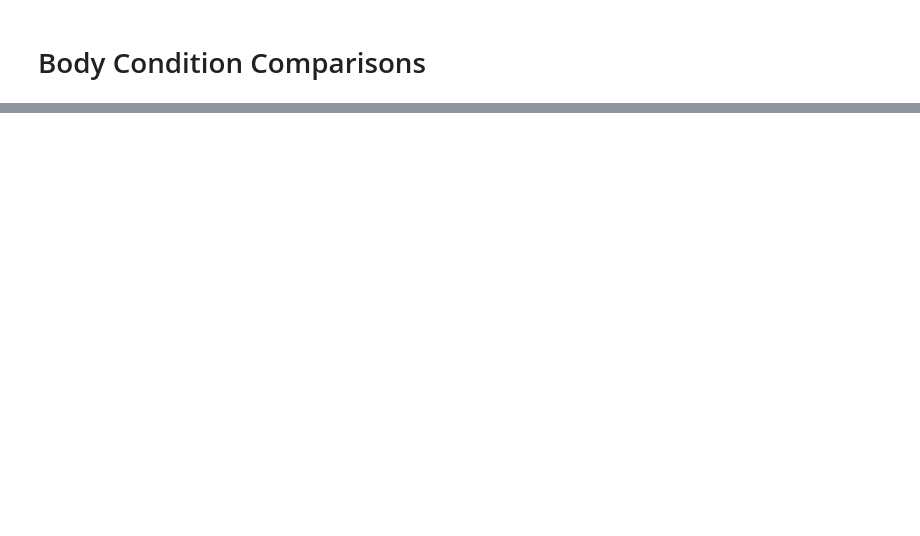
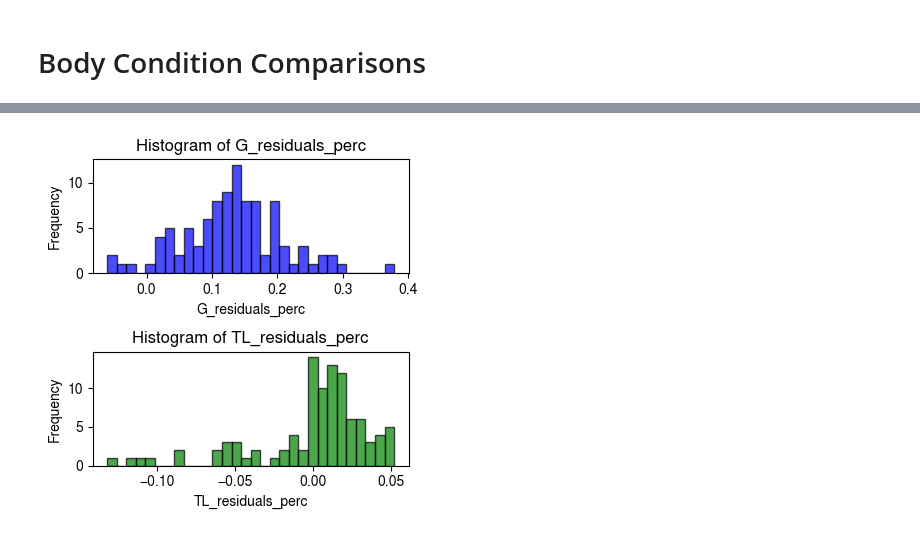
Before and after one commit to alexandradigiacomo/sharkbody_seg, a Jupyter notebook: notebooks/test_offline_eval.ipynb, the cells around one changed output, grey strips where cells are left out. Saved outputs shown, nothing was run; the diff lists cells and outputs as text; code cells hidden in the pictures; blank space fills up the shorter version.

```diff
--- a/notebooks/test_offline_eval.ipynb
+++ b/notebooks/test_offline_eval.ipynb
@@ -620,0 +458,8 @@ plt.show()
+# %%
+merged_df.loc[:, 'TL_residuals_pixels'] = (merged_df['TL_pixels_skeleton_transf'] - merged_df['TL_Pixels'])
+merged_df.loc[:, 'TL_residuals_cm'] = (merged_df['Calibrated_Skel_Length_cm'] - merged_df['Calibrated_Length_cm'])
+merged_df.loc[:, 'TL_residuals_perc'] = (merged_df['TL_residuals_pixels']/merged_df['TL_Pixels'])
+
+merged_df.loc[:, 'G_residuals_pixels'] = (merged_df['body_span_transf'] - merged_df['LateralSpan_Pixels'])
+merged_df.loc[:, 'G_residuals_cm'] = (merged_df['Calibrated_body_span_cm'] - merged_df['Calibrated_LS_cm'])
+merged_df.loc[:, 'G_residuals_perc'] = (merged_df['G_residuals_pixels']/merged_df['LateralSpan_Pixels'])
@@ -620,0 +489,23 @@ plt.show()
+# %%
+# Assuming 'merged_df' is a DataFrame that contains the columns 'G_residuals_perc' and 'TL_residuals_perc'
+plt.figure(figsize=(4, 4))
+
+# Plot for G_residuals_perc
+plt.subplot(2, 1, 1)  # (rows, columns, index)
+plt.hist(merged_df['G_residuals_perc'], bins=30, alpha=0.7, color='blue', edgecolor='black')
+plt.title('Histogram of G_residuals_perc')
+plt.xlabel('G_residuals_perc')
+plt.ylabel('Frequency')
+
+# Plot for TL_residuals_perc
+plt.subplot(2, 1, 2)  # (rows, columns, index)
+plt.hist(merged_df['TL_residuals_perc'], bins=30, alpha=0.7, color='green', edgecolor='black')
+plt.title('Histogram of TL_residuals_perc')
+plt.xlabel('TL_residuals_perc')
+plt.ylabel('Frequency')
+
+# Adjust layout to prevent overlap
+plt.tight_layout()
+plt.show()
+# %% [output]
+[figure, added]
```
Also changed, not shown: parts of 23 cells of this notebook, 1 other file.
